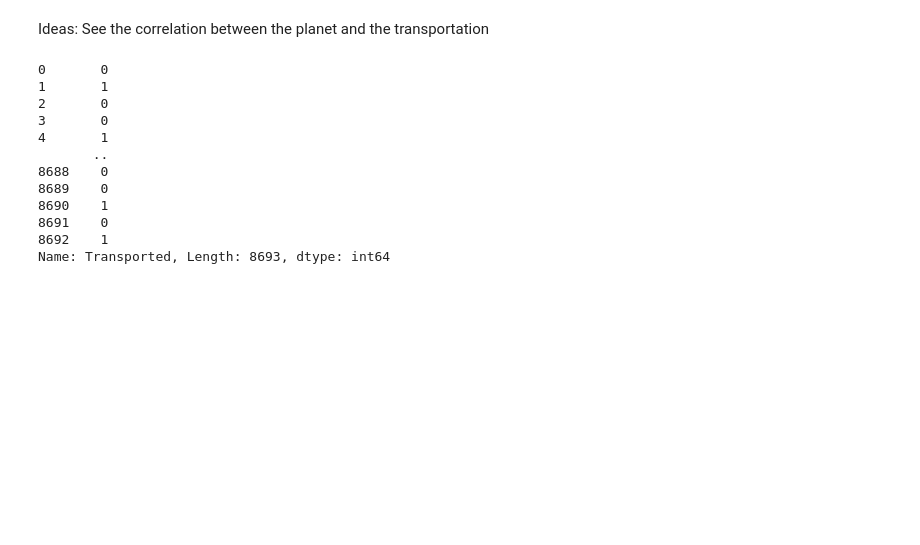
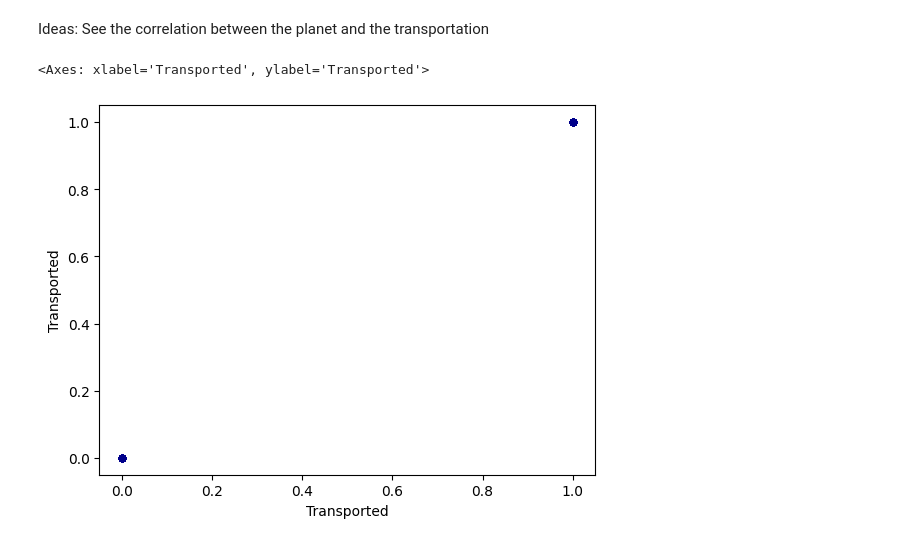
Before and after one commit to Gyxius/spaceship-titanic, a Jupyter notebook: analysis.ipynb, the cells around one changed output. Saved outputs shown, nothing was run; the diff lists cells and outputs as text; code cells hidden in the pictures; blank space fills up the shorter version.

```diff
--- a/analysis.ipynb
+++ b/analysis.ipynb
@@ -111,15 +145,0 @@ plt.scatter(x, y, s=area, c=colors, alpha=0.5)
-# %%
-df['Citable docs per Capita'].corr(df['Transported'])
-# %% [output]
-0       0
-1       1
-2       0
-3       0
-4       1
-       ..
-8688    0
-8689    0
-8690    1
-8691    0
-8692    1
-Name: Transported, Length: 8693, dtype: int64
@@ -127,0 +146,7 @@ Name: Transported, Length: 8693, dtype: int64
+# %%
+df.plot.scatter(x='Transported',
+                      y='Transported',
+                      c='DarkBlue')
+# %% [output]
+<Axes: xlabel='Transported', ylabel='Transported'>
+[figure, added]
```
Also changed, not shown: parts of 17 cells of this notebook.
